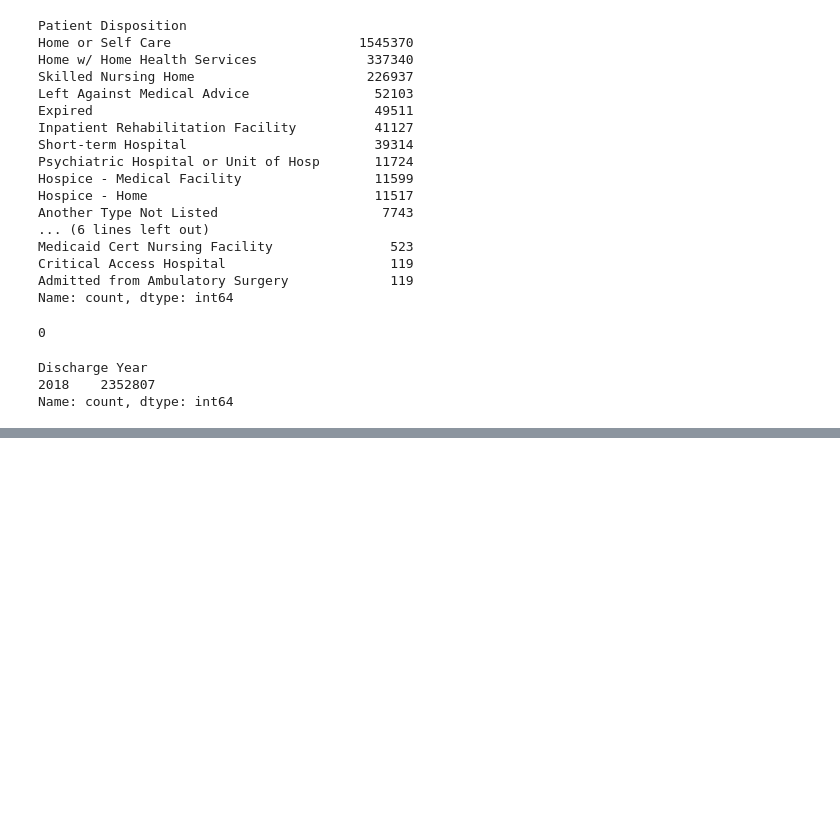
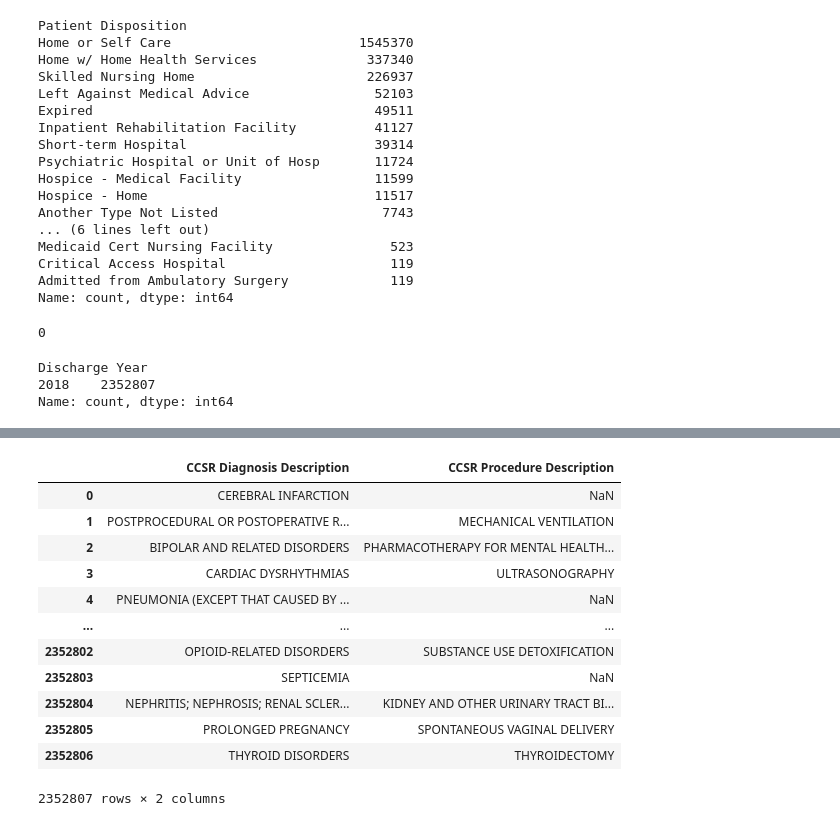
Before and after one commit to Ramisa-Hassan/Hospital-Performance-Analysis, a Jupyter notebook: Project Code.ipynb, the cells around one changed output, grey strips where cells are left out. Drawn from its saved outputs; the diff is of its cells as text; code cells hidden in the pictures; blank space fills up the shorter version.

```diff
--- a/Project Code.ipynb
+++ b/Project Code.ipynb
@@ -422,0 +521,16 @@ Name: count, dtype: int64
+# %%
+hospital[['CCSR Diagnosis Description', 'CCSR Procedure Description']]
+# %% [output]
+|  | CCSR Diagnosis Description | CCSR Procedure Description |
+| 0 | CEREBRAL INFARCTION | NaN |
+| 1 | POSTPROCEDURAL OR POSTOPERATIVE R... | MECHANICAL VENTILATION |
+| 2 | BIPOLAR AND RELATED DISORDERS | PHARMACOTHERAPY FOR MENTAL HEALTH... |
+| 3 | CARDIAC DYSRHYTHMIAS | ULTRASONOGRAPHY |
+| 4 | PNEUMONIA (EXCEPT THAT CAUSED BY ... | NaN |
+| ... | ... | ... |
+| 2352802 | OPIOID-RELATED DISORDERS | SUBSTANCE USE DETOXIFICATION |
+| 2352803 | SEPTICEMIA | NaN |
+| 2352804 | NEPHRITIS; NEPHROSIS; RENAL SCLER... | KIDNEY AND OTHER URINARY TRACT BI... |
+| 2352805 | PROLONGED PREGNANCY | SPONTANEOUS VAGINAL DELIVERY |
+| 2352806 | THYROID DISORDERS | THYROIDECTOMY |
+2352807 rows × 2 columns
```
Also changed, not shown: parts of 8 cells of this notebook.
